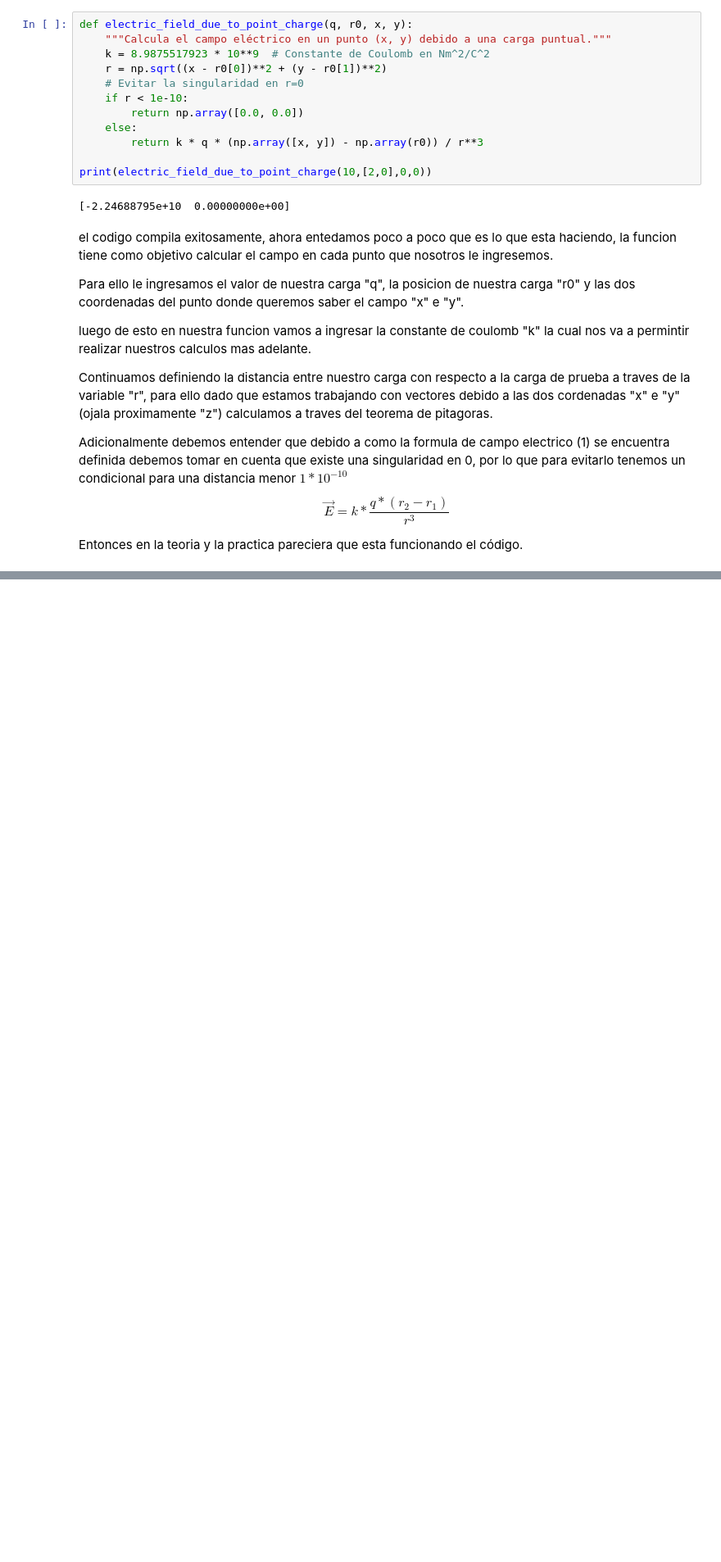
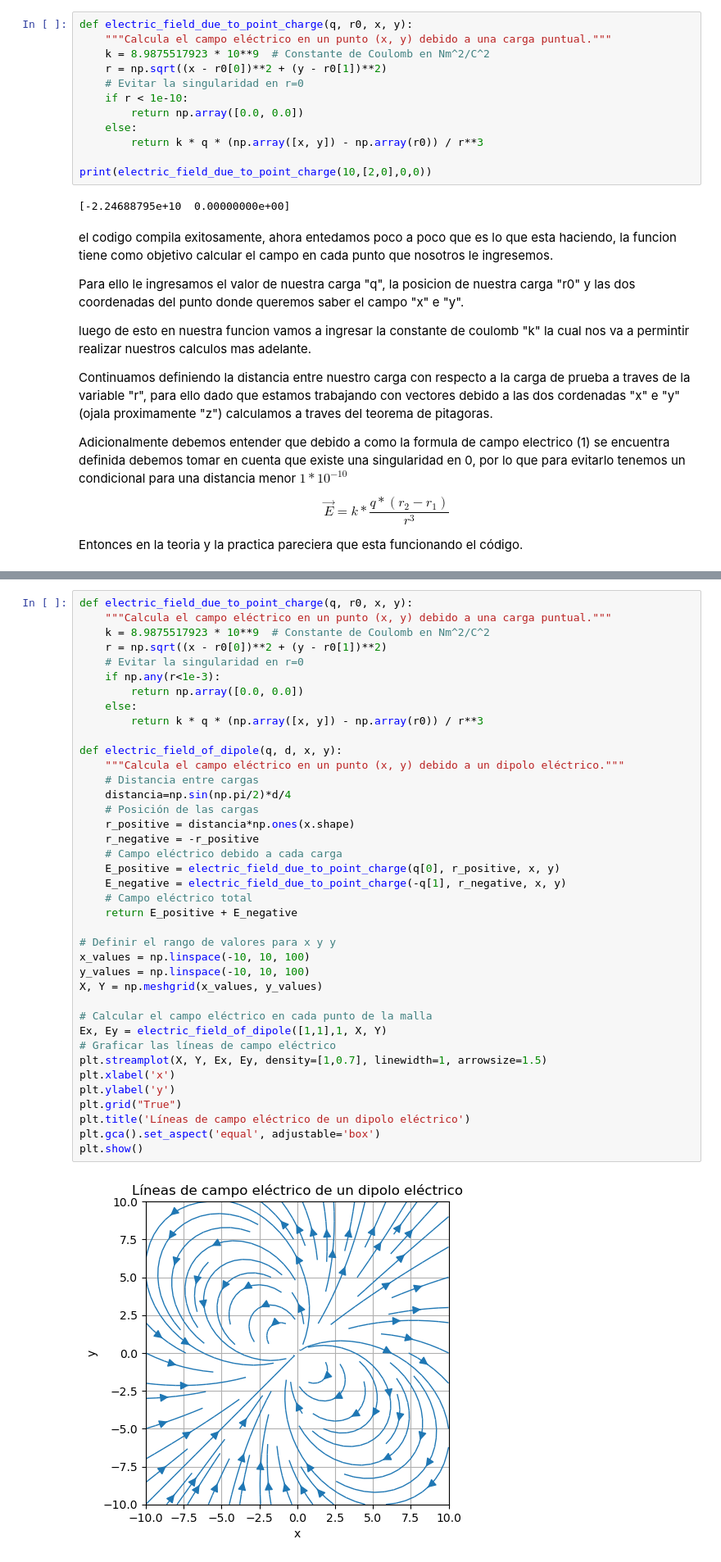
Before and after one commit to edescudero09/Fight-club, a Jupyter notebook: Proyecto 1/Paso_1/Proyec_electric_field.ipynb, the cells around one changed output, grey strips where cells are left out. Shown at 82% size. Saved outputs shown, nothing was run; the diff lists cells and outputs as text; blank space fills up the shorter version.

```diff
--- a/Proyecto 1/Paso_1/Proyec_electric_field.ipynb
+++ b/Proyecto 1/Paso_1/Proyec_electric_field.ipynb
@@ -170,0 +280,41 @@ Ahora lo que tenemos aqui son
+# %%
+def electric_field_due_to_point_charge(q, r0, x, y):
+    """Calcula el campo eléctrico en un punto (x, y) debido a una carga puntual."""
+    k = 8.9875517923 * 10**9  # Constante de Coulomb en Nm^2/C^2
+    r = np.sqrt((x - r0[0])**2 + (y - r0[1])**2)
+    # Evitar la singularidad en r=0
+    if np.any(r<1e-3):
+        return np.array([0.0, 0.0])
+    else:
+        return k * q * (np.array([x, y]) - np.array(r0)) / r**3
+
+def electric_field_of_dipole(q, d, x, y):
+    """Calcula el campo eléctrico en un punto (x, y) debido a un dipolo eléctrico."""
+    # Distancia entre cargas
+    distancia=np.sin(np.pi/2)*d/4
+    # Posición de las cargas
+    r_positive = distancia*np.ones(x.shape)
+    r_negative = -r_positive
+    # Campo eléctrico debido a cada carga
+    E_positive = electric_field_due_to_point_charge(q[0], r_positive, x, y)
+    E_negative = electric_field_due_to_point_charge(-q[1], r_negative, x, y)
+    # Campo eléctrico total
+    return E_positive + E_negative
+
+# Definir el rango de valores para x y y
+x_values = np.linspace(-10, 10, 100)
+y_values = np.linspace(-10, 10, 100)
+X, Y = np.meshgrid(x_values, y_values)
+
+# Calcular el campo eléctrico en cada punto de la malla
+Ex, Ey = electric_field_of_dipole([1,1],1, X, Y)
+# Graficar las líneas de campo eléctrico
+plt.streamplot(X, Y, Ex, Ey, density=[1,0.7], linewidth=1, arrowsize=1.5)
+plt.xlabel('x')
+plt.ylabel('y')
+plt.grid("True")
+plt.title('Líneas de campo eléctrico de un dipolo eléctrico')
+plt.gca().set_aspect('equal', adjustable='box')
+plt.show()
+# %% [output]
+[figure, added]
```
Also changed, not shown: parts of 19 cells of this notebook, 2 other files.
